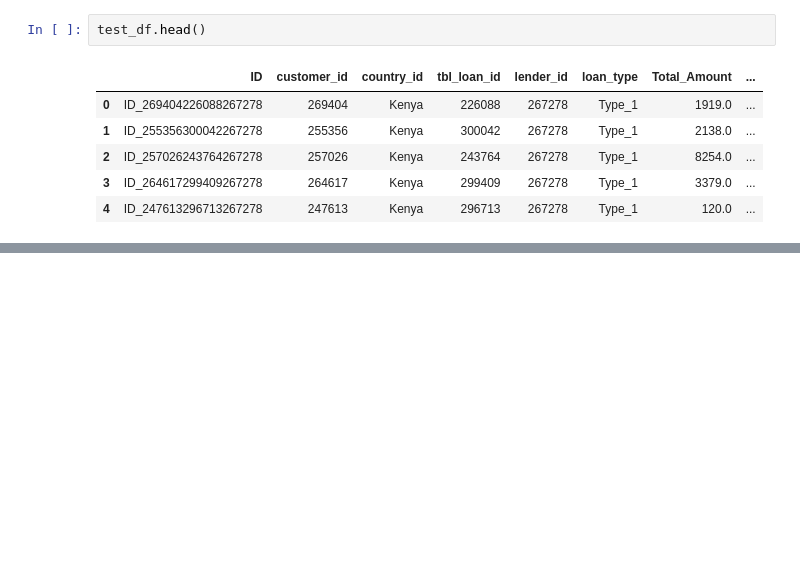
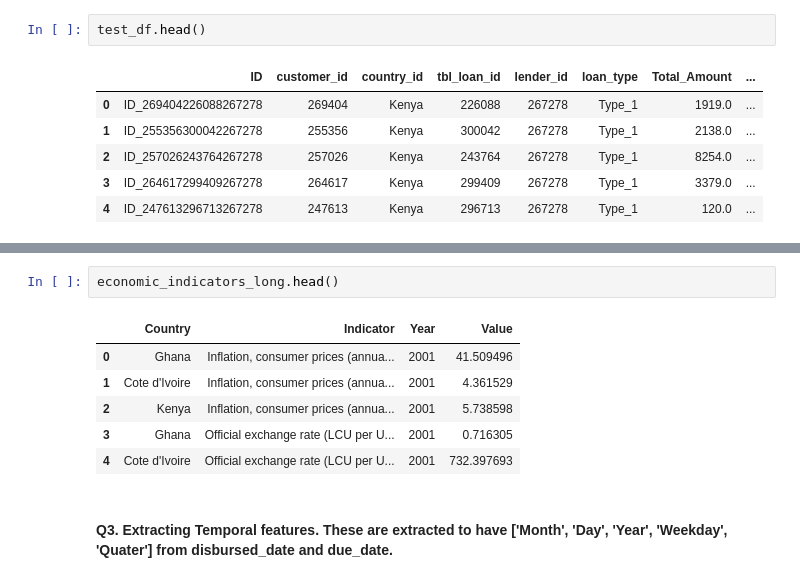
Before and after one commit to Briankipkemboi78/kcb_assessment, a Jupyter notebook: kcb_assessment.ipynb, the cells around one changed output, grey strips where cells are left out. Cells and saved outputs as stored; diff of their text form; blank space fills up the shorter version.

```diff
--- a/kcb_assessment.ipynb
+++ b/kcb_assessment.ipynb
@@ -64,0 +200,11 @@ memory usage: 11.3+ MB
+# %%
+economic_indicators_long.head()
+# %% [output]
+|  | Country | Indicator | Year | Value |
+| 0 | Ghana | Inflation, consumer prices (annua... | 2001 | 41.509496 |
+| 1 | Cote d'Ivoire | Inflation, consumer prices (annua... | 2001 | 4.361529 |
+| 2 | Kenya | Inflation, consumer prices (annua... | 2001 | 5.738598 |
+| 3 | Ghana | Official exchange rate (LCU per U... | 2001 | 0.716305 |
+| 4 | Cote d'Ivoire | Official exchange rate (LCU per U... | 2001 | 732.397693 |
+# %% [markdown]
+#### Q3. Extracting Temporal features. These are extracted to have ['Month', 'Day', 'Year', 'Weekday', 'Quater'] from disbursed_date and due_date.
```
Also changed, not shown: parts of 91 cells of this notebook, 2 other files.
